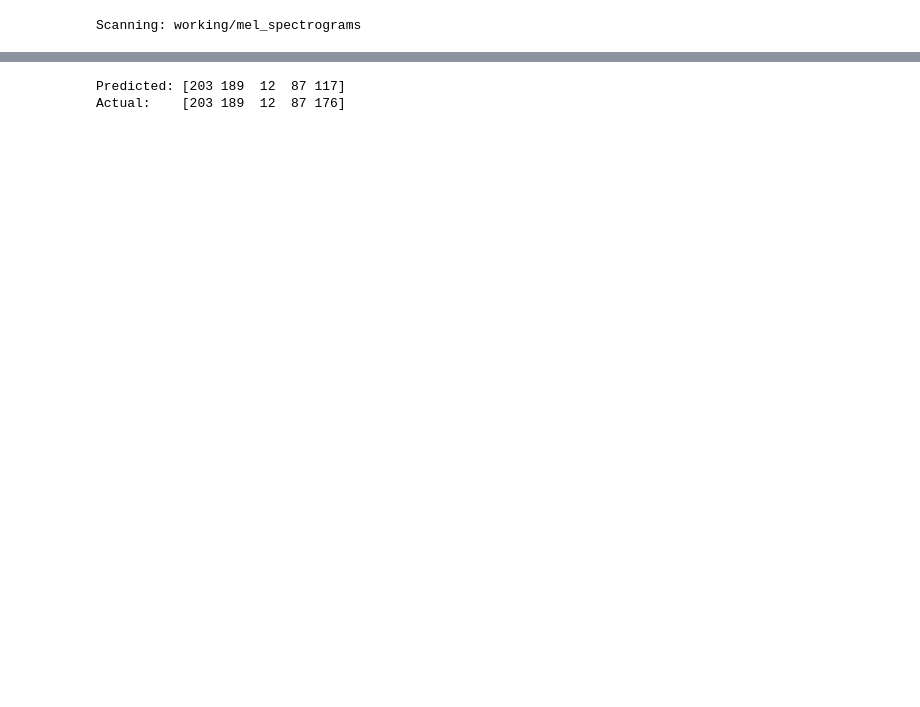
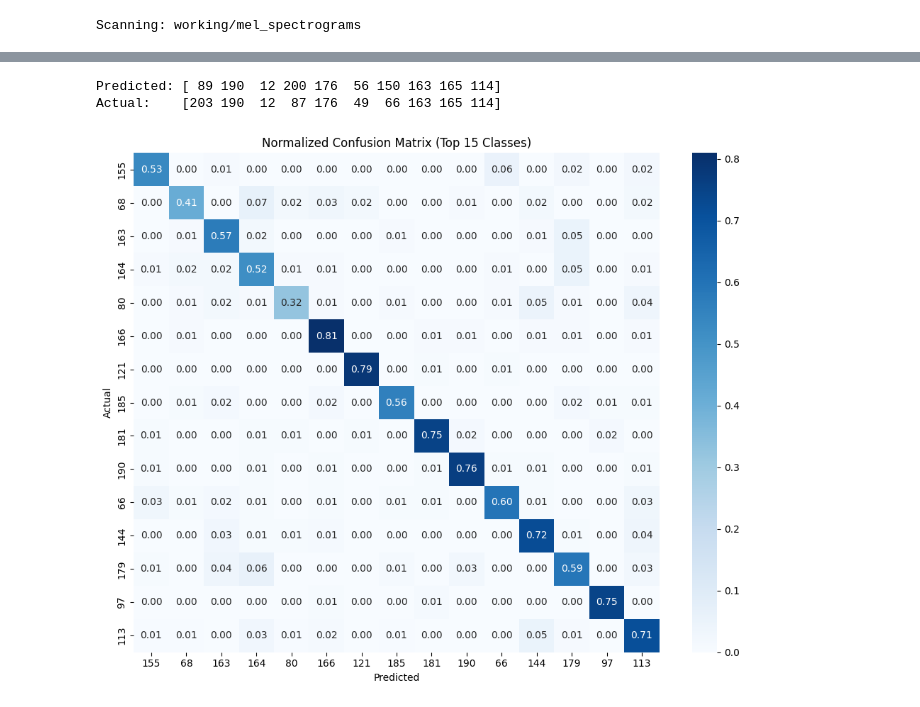
Before and after one commit to nrutachoudhari/IDS705_FinalProject, a Jupyter notebook: triaining_nathan.ipynb, the cells around one changed output, grey strips where cells are left out. Drawn from its saved outputs; the diff is of its cells as text; code cells hidden in the pictures; blank space fills up the shorter version.

```diff
--- a/triaining_nathan.ipynb
+++ b/triaining_nathan.ipynb
@@ -252,9 +275,62 @@ mel_batch = mel_batch.to(device)
 # Predict
 preds = model.predict(mel_batch)
 
-# Print predictions and true labels for first 5
-print("Predicted:", preds[:5].cpu().numpy())
-print("Actual:   ", label_batch[:5].numpy())
+# Print predictions and true labels for first 10
+print("Predicted:", preds[:10].cpu().numpy())
+print("Actual:   ", label_batch[:10].numpy())
 # %% [output]
-Predicted: [203 189  12  87 117]
-Actual:    [203 189  12  87 176]
+Predicted: [ 89 190  12 200 176  56 150 163 165 114]
+Actual:    [203 190  12  87 176  49  66 163 165 114]
+# %%
+import numpy as np
+import matplotlib.pyplot as plt
+import seaborn as sns
+from sklearn.metrics import confusion_matrix
+
+# === Run full predictions on validation set ===
+all_preds = []
+all_labels = []
+
+model.eval()
+device = torch.device("cuda" if torch.cuda.is_available() else "cpu")
+
+with torch.no_grad():
+    for mel_batch, label_batch in val_dl:
+        mel_batch = mel_batch.to(device)
+        preds = model.predict(mel_batch)
+        all_preds.append(preds.cpu().numpy())
+        all_labels.append(label_batch.numpy())
+
+all_preds = np.concatenate(all_preds)
+all_labels = np.concatenate(all_labels)
+
+# === Build full confusion matrix including all 206 classes ===
+num_classes = 206  # or use len(label_encoder.classes_) if available
+cm = confusion_matrix(all_labels, all_preds, labels=np.arange(num_classes))
+
+# === Normalize confusion matrix ===
+cm_norm = cm.astype('float') / (cm.sum(axis=1, keepdims=True) + 1e-6)
+
+# === Select top-N most common classes in validation ===
+top_n = 15
+class_counts = np.bincount(all_labels, minlength=num_classes)
+top_classes = np.argsort(class_counts)[-top_n:]  # most frequent classes
+
+# === Extract top-N submatrix for visualization ===
+cm_top = cm_norm[np.ix_(top_classes, top_classes)]
+
+# Optional: convert class indices to labels if using LabelEncoder
+# top_class_labels = [label_encoder.classes_[i] for i in top_classes]
+top_class_labels = [str(i) for i in top_classes]  # fallback to class indices as strings
+
+# === Plot ===
+plt.figure(figsize=(10, 8))
+sns.heatmap(cm_top, annot=True, fmt=".2f", cmap="Blues",
+            xticklabels=top_class_labels, yticklabels=top_class_labels)
+plt.xlabel("Predicted")
+plt.ylabel("Actual")
+plt.title(f"Normalized Confusion Matrix (Top {top_n} Classes)")
+plt.tight_layout()
+plt.show()
+# %% [output]
+[figure, added]
```
Also changed, not shown: parts of 4 cells of this notebook.
